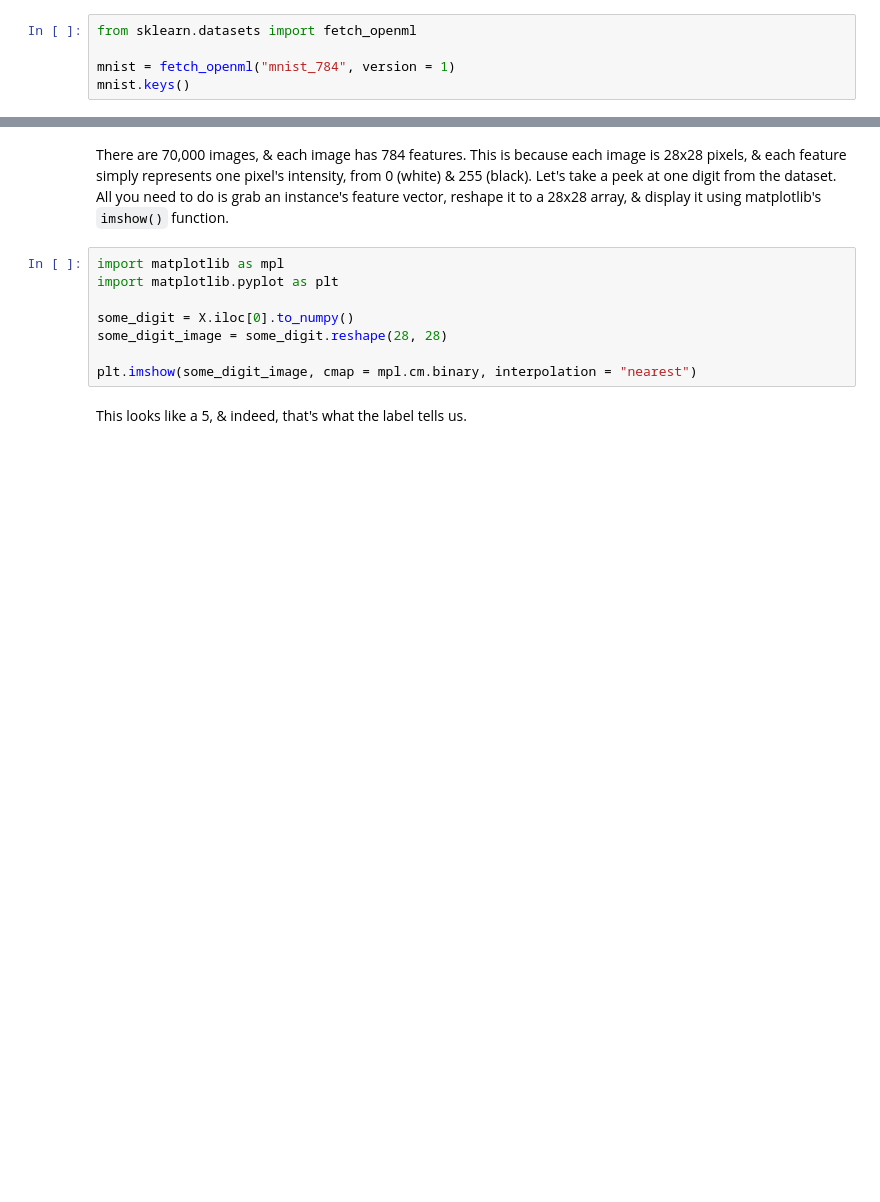
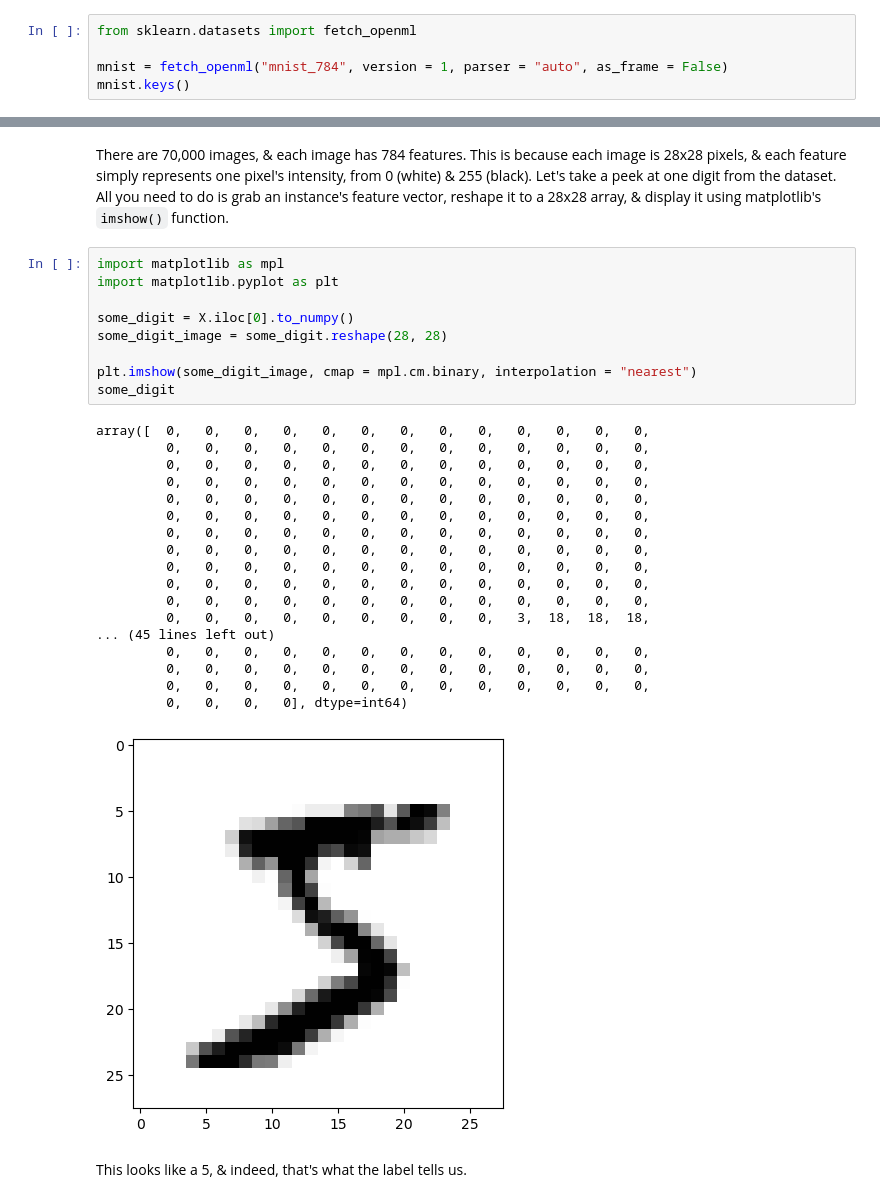
Before and after one commit to JieHengYu/ML-Algorithms, a Jupyter notebook: ML Python/Chapter 3/Classification.ipynb, the cells around one changed output, grey strips where cells are left out. Cells and saved outputs as stored; diff of their text form; blank space fills up the shorter version.

```diff
--- a/ML Python/Chapter 3/Classification.ipynb
+++ b/ML Python/Chapter 3/Classification.ipynb
@@ -13,5 +13,5 @@ Scikit-Learn provides many helper functions to download popular datasets. MNIST
 # %%
 from sklearn.datasets import fetch_openml
 
-mnist = fetch_openml("mnist_784", version = 1)
+mnist = fetch_openml("mnist_784", version = 1, parser = "auto", as_frame = False)
 mnist.keys()
@@ -32,11 +37,31 @@ There are 70,000 images, & each image has 784 features. This is because each ima
 # %%
 import matplotlib as mpl
 import matplotlib.pyplot as plt
 
 some_digit = X.iloc[0].to_numpy()
 some_digit_image = some_digit.reshape(28, 28)
 
 plt.imshow(some_digit_image, cmap = mpl.cm.binary, interpolation = "nearest")
+some_digit
+# %% [output]
+array([  0,   0,   0,   0,   0,   0,   0,   0,   0,   0,   0,   0,   0,
+         0,   0,   0,   0,   0,   0,   0,   0,   0,   0,   0,   0,   0,
+         0,   0,   0,   0,   0,   0,   0,   0,   0,   0,   0,   0,   0,
+         0,   0,   0,   0,   0,   0,   0,   0,   0,   0,   0,   0,   0,
+         0,   0,   0,   0,   0,   0,   0,   0,   0,   0,   0,   0,   0,
+         0,   0,   0,   0,   0,   0,   0,   0,   0,   0,   0,   0,   0,
+         0,   0,   0,   0,   0,   0,   0,   0,   0,   0,   0,   0,   0,
+         0,   0,   0,   0,   0,   0,   0,   0,   0,   0,   0,   0,   0,
+         0,   0,   0,   0,   0,   0,   0,   0,   0,   0,   0,   0,   0,
+         0,   0,   0,   0,   0,   0,   0,   0,   0,   0,   0,   0,   0,
+         0,   0,   0,   0,   0,   0,   0,   0,   0,   0,   0,   0,   0,
+         0,   0,   0,   0,   0,   0,   0,   0,   0,   3,  18,  18,  18,
+... (45 lines left out)
+         0,   0,   0,   0,   0,   0,   0,   0,   0,   0,   0,   0,   0,
+         0,   0,   0,   0,   0,   0,   0,   0,   0,   0,   0,   0,   0,
+         0,   0,   0,   0,   0,   0,   0,   0,   0,   0,   0,   0,   0,
+         0,   0,   0,   0], dtype=int64)
+[figure, added]
 # %% [markdown]
 This looks like a 5, & indeed, that's what the label tells us.
 # %%
```
Also changed, not shown: parts of 49 cells of this notebook.
